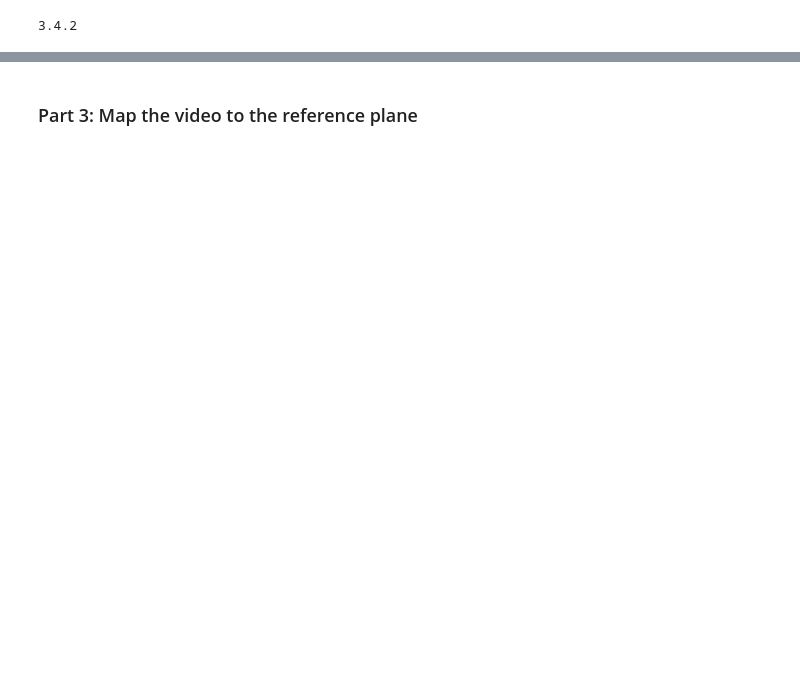
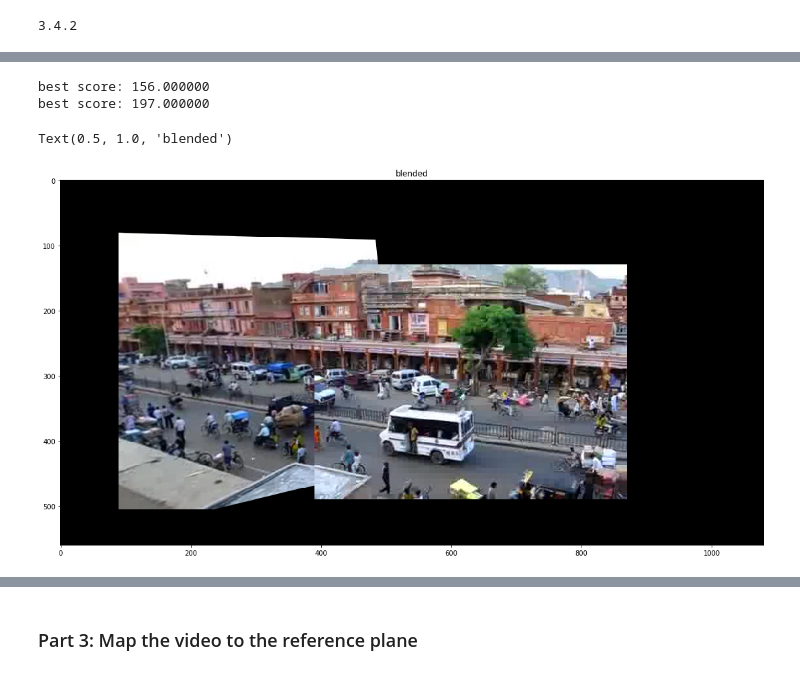
Before and after one commit to brs191/illinois, a Jupyter notebook: ComputationalPhotography/VideoStitchingProcessing/Project_5.ipynb, the cells around one changed output, grey strips where cells are left out. Cells and saved outputs as stored; diff of their text form; code cells hidden in the pictures; blank space fills up the shorter version.

```diff
--- a/ComputationalPhotography/VideoStitchingProcessing/Project_5.ipynb
+++ b/ComputationalPhotography/VideoStitchingProcessing/Project_5.ipynb
@@ -338,3 +267,32 @@ Text(0.5, 1.0, 'blended')
+# %%
+H_270 = auto_homography(img_270, canvas_450, computeHomography)
+H_90 = auto_homography(img_90, img_270, computeHomography)
+left = np.matmul(H_270, H_90)
+
+sourceHomography = H_90
+refHomography = np.identity(3)
+projectedSource = cv2.warpPerspective(img_90, refHomography.dot(left), (projectedWidth, projectedHeight))
+projectedReference = cv2.warpPerspective(canvas_450, refHomography, (projectedWidth, projectedHeight))
+
+blendedOutput = utils.blendImages(projectedSource, projectedReference)
+canvas_height = 560
+canvas_width = 1080
+blended_canvas = np.zeros((canvas_height, canvas_width, 3), 'uint8')
+img_w = blendedOutput.shape[1]
+img_h = blendedOutput.shape[0]
+
+x_offset = int(canvas_height/2 - (img_h/2))
+y_offset = int((canvas_width/2)-(img_w/2))
+
+blended_canvas[x_offset:x_offset+img_h, y_offset:y_offset+img_w] = blendedOutput
+fig = plt.figure(figsize=(40,10))
+plt.imshow(blended_canvas) #cv2.cvtColor(blended_canvas, cv2.COLOR_BGR2RGB))
+plt.title('blended')
+# %% [output]
+best score: 156.000000
+best score: 197.000000
+Text(0.5, 1.0, 'blended')
+[figure, added]
 # %%
 master_frames =[90, 270, 450, 630, 810]
 reference_frame = 450
```
Also changed, not shown: parts of 13 cells of this notebook.
